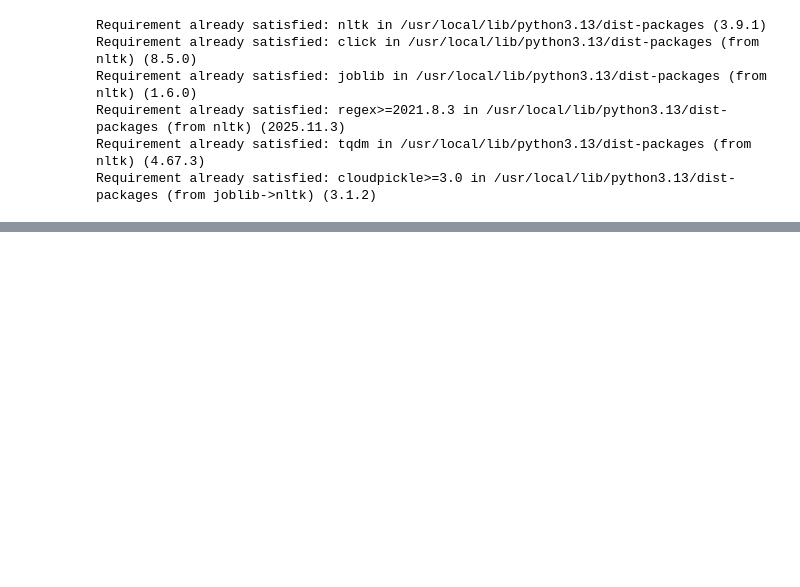
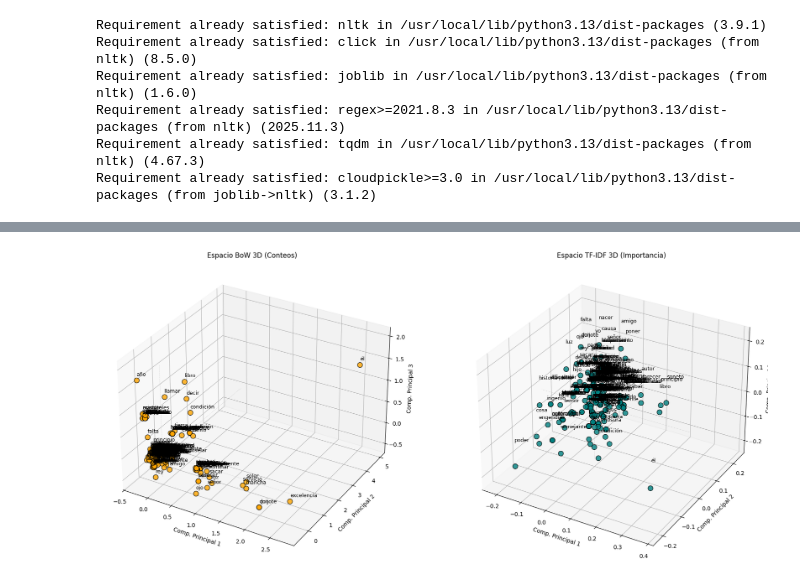
Before and after one commit to Opiwave/normalylema, a Jupyter notebook: Checkpoint3quijote.ipynb, the cells around one changed output, grey strips where cells are left out. Saved outputs shown, nothing was run; the diff lists cells and outputs as text; code cells hidden in the pictures; blank space fills up the shorter version.

```diff
--- a/Checkpoint3quijote.ipynb
+++ b/Checkpoint3quijote.ipynb
@@ -193,0 +172,12 @@ print(os.listdir("/content"))
+# %%
+corpus_lematizado = []
+for oracion in doc.sents:
+    lemas_oracion = [
+        token.lemma_.lower()
+        for token in oracion
+        if not token.is_punct and not token.is_space and not token.is_stop
+    ]
+    if lemas_oracion:
+        corpus_lematizado.append(" ".join(lemas_oracion))
+
+print(f"Total de oraciones procesadas: {len(corpus_lematizado)}")
@@ -193,0 +215,76 @@ print(os.listdir("/content"))
+# %%
+import matplotlib.pyplot as plt
+from mpl_toolkits.mplot3d import Axes3D # Import necesario para 3D
+from sklearn.feature_extraction.text import CountVectorizer, TfidfVectorizer
+from sklearn.decomposition import PCA
+import numpy as np
+
+# ---------------------------------------------------------
+# FUNCIÓN AUXILIAR PARA GRAFICAR EN 3D
+# ---------------------------------------------------------
+def graficar_palabras_3d(ax, matriz, vocabulario, titulo, color_puntos):
+    # 1. TRANSPONER: Filas = Palabras, Columnas = Contextos
+    matriz_palabras = matriz.T
+
+    # 2. PCA: Reducir a 3 DIMENSIONES
+    pca = PCA(n_components=3)
+    coords = pca.fit_transform(matriz_palabras.toarray())
+
+    # Extraer coordenadas X, Y, Z
+    x = coords[:, 0]
+    y = coords[:, 1]
+    z = coords[:, 2]
+
+    # 3. GRAFICAR SCATTER 3D
+    # Usamos profundidad visual (depthshade=True) para ayudar a la perspectiva
+    ax.scatter(x, y, z, c=color_puntos, s=80, edgecolors='k', alpha=0.8, depthshade=True)
+
+    # Etiquetar puntos
+    for i, palabra in enumerate(vocabulario):
+        # Agregamos un pequeño offset a Z para que el texto flote sobre el punto
+        ax.text(x[i], y[i], z[i] + 0.1, palabra, fontsize=9)
+
+    ax.set_title(titulo)
+    ax.set_xlabel('Comp. Principal 1')
+    ax.set_ylabel('Comp. Principal 2')
+    ax.set_zlabel('Comp. Principal 3')
+
+    # Líneas de referencia en el origen (0,0,0)
+    ax.plot([0,0], [0,0], [z.min(), z.max()], c='grey', ls='--', lw=0.5, alpha=0.3)
+    ax.plot([x.min(), x.max()], [0,0], [0,0], c='grey', ls='--', lw=0.5, alpha=0.3)
+    ax.plot([0,0], [y.min(), y.max()], [0,0], c='grey', ls='--', lw=0.5, alpha=0.3)
+
+
+# ---------------------------------------------------------
+# CONFIGURACIÓN DE LA FIGURA 3D
+# ---------------------------------------------------------
+# Creamos una figura ancha para poner dos gráficos lado a lado
+fig = plt.figure(figsize=(18, 8))
+
+# --- A. BAG OF WORDS (Izquierda) ---
+# subplot(filas, columnas, índice, proyección)
+ax1 = fig.add_subplot(121, projection='3d')
+
+bow_vectorizer = CountVectorizer()
+X_bow = bow_vectorizer.fit_transform(corpus_lematizado)
+vocab_bow = bow_vectorizer.get_feature_names_out()
+
+graficar_palabras_3d(ax1, X_bow, vocab_bow,
+                     "Espacio BoW 3D (Conteos)",
+                     "orange")
+
+# --- B. TF-IDF (Derecha) ---
+ax2 = fig.add_subplot(122, projection='3d')
+
+tfidf_vectorizer = TfidfVectorizer()
+X_tfidf = tfidf_vectorizer.fit_transform(corpus_lematizado)
+vocab_tfidf = tfidf_vectorizer.get_feature_names_out()
+
+graficar_palabras_3d(ax2, X_tfidf, vocab_tfidf,
+                     "Espacio TF-IDF 3D (Importancia)",
+                     "teal")
+
+plt.tight_layout()
+plt.show()
+# %% [output]
+[figure, added]
```
Also changed, not shown: parts of 7 cells of this notebook.
